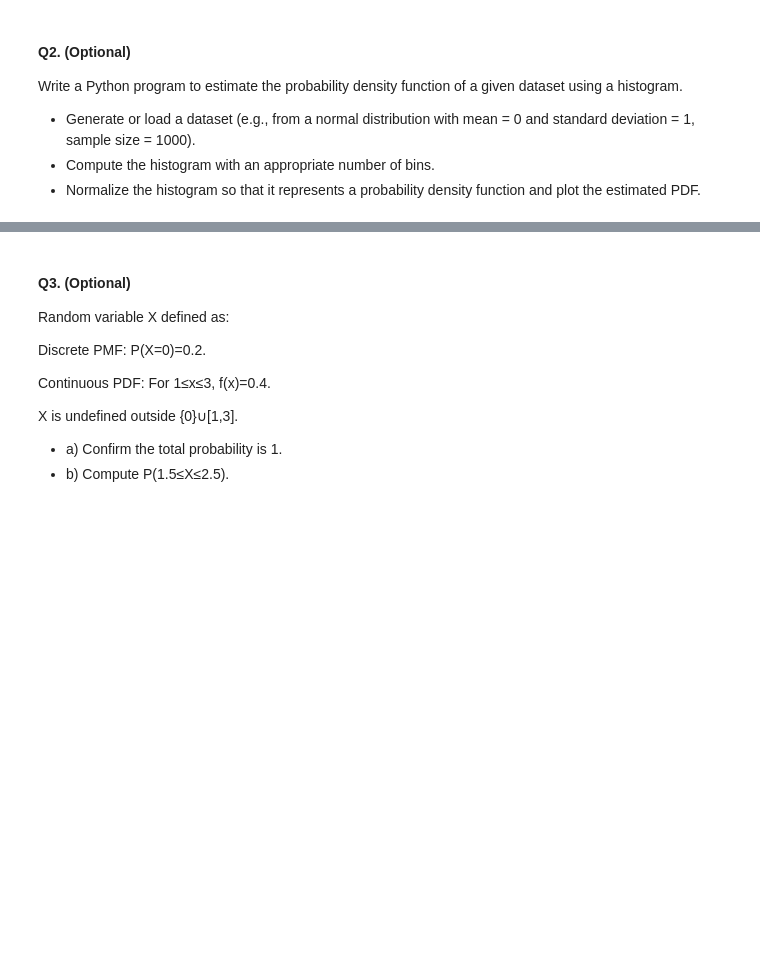
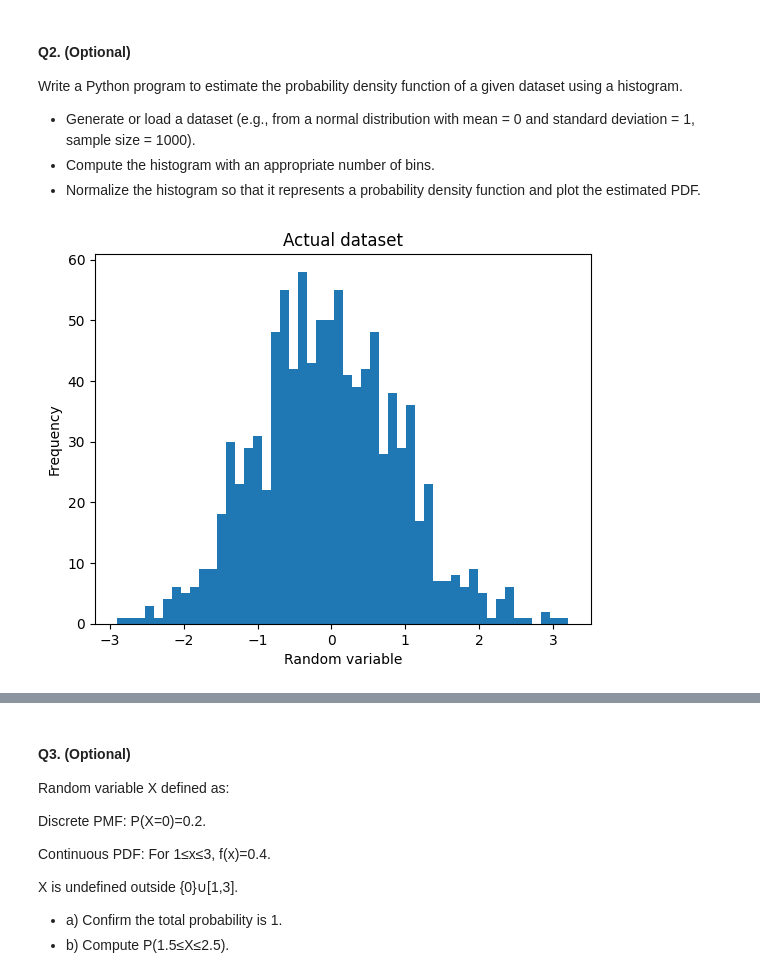
Before and after one commit to CH2344/Assignment-5-BMC-, a Jupyter notebook: Lab4_Random_Variables.ipynb, the cells around one changed output, grey strips where cells are left out. Saved outputs shown, nothing was run; the diff lists cells and outputs as text; code cells hidden in the pictures; blank space fills up the shorter version.

```diff
--- a/Lab4_Random_Variables.ipynb
+++ b/Lab4_Random_Variables.ipynb
@@ -946,3 +950,18 @@ Write a Python program to estimate the probability density function of a given d
 * Generate or load a dataset (e.g., from a normal distribution with mean = 0 and standard deviation = 1, sample size = 1000).
 * Compute the histogram with an appropriate number of bins.
 * Normalize the histogram so that it represents a probability density function and plot the estimated PDF.
+# %%
+def normal_dis(mean,std,size):
+  nor_dist=dist.Normal(mean,std)
+  samples=nor_dist.sample((size,))
+  return samples
+dataset=normal_dis(0,1,1000)
+# plt.hist(dataset,bins=50)
+counts, bin_edges, bars = plt.hist(dataset, bins=50)
+plt.plot()
+plt.title("Actual dataset")
+plt.xlabel("Random variable")
+plt.ylabel("Frequency")
+plt.show()
+# %% [output]
+[figure, added]
```
Also changed, not shown: parts of 9 cells of this notebook.
